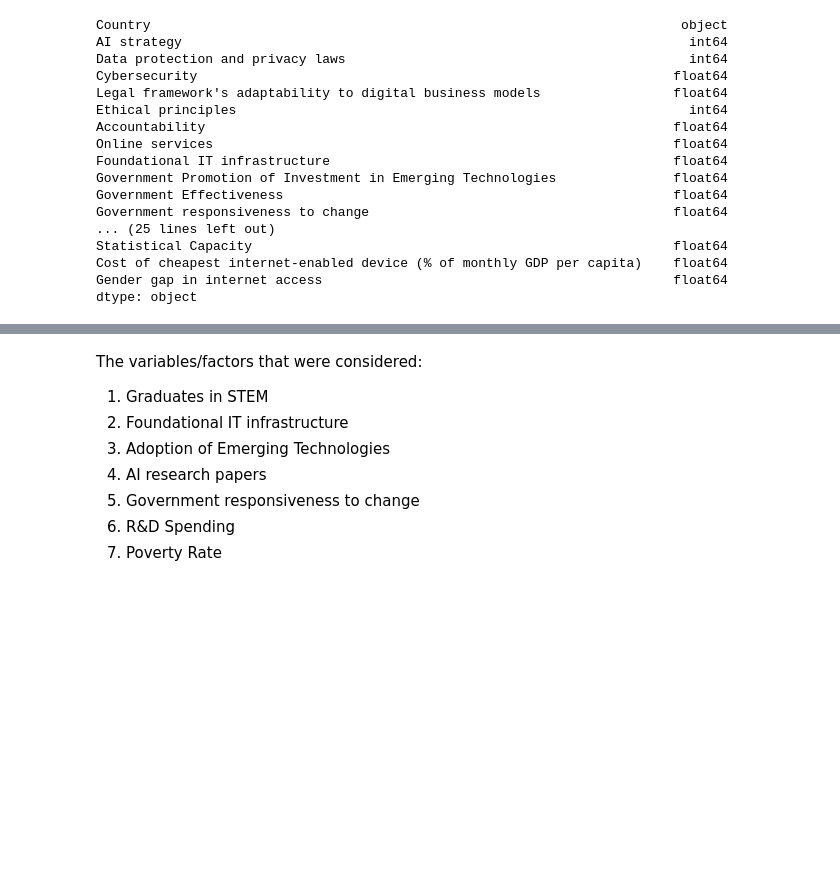
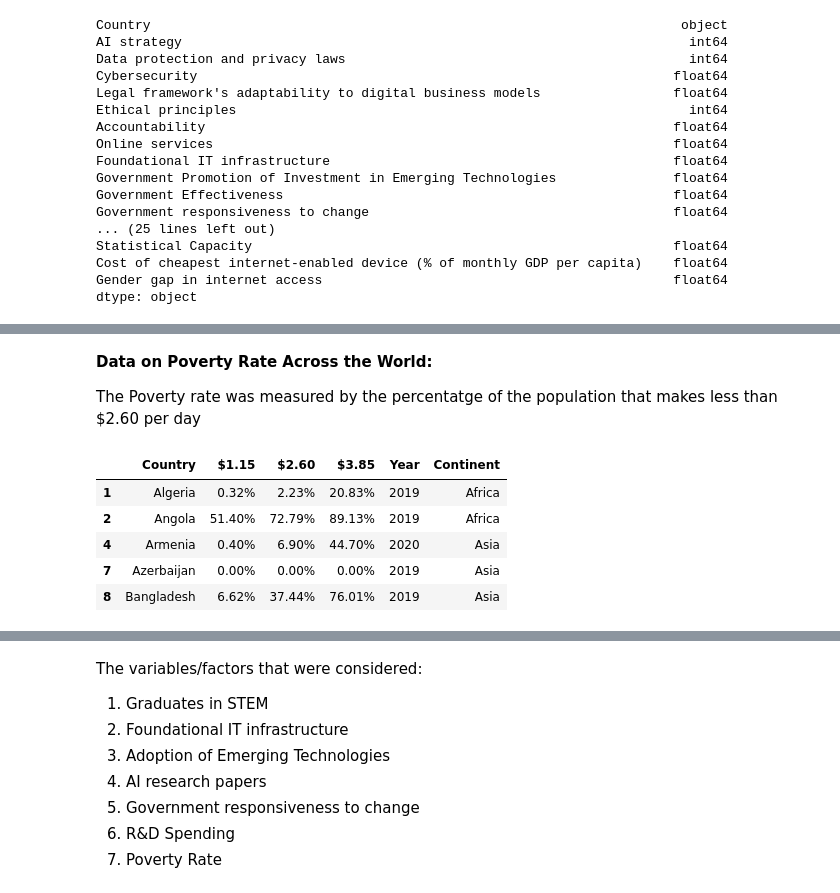
Before and after one commit to ojobo-tech/gisfordatascience, a Jupyter notebook: ps1_ai_adoption_map.ipynb, the cells around one changed output, grey strips where cells are left out. Cells and saved outputs as stored; diff of their text form; code cells hidden in the pictures; blank space fills up the shorter version.

```diff
--- a/ps1_ai_adoption_map.ipynb
+++ b/ps1_ai_adoption_map.ipynb
@@ -243,0 +231,16 @@ ai_readiness_indicators.head(5)
+# %% [markdown]
+**Data on Poverty Rate Across the World:**
+
+The Poverty rate was measured by the percentatge of the population that makes less than $2.60 per day
+# %%
+#Import the Data on Poverty Rate Across the World
+poverty_rate = pd.read_html('https://en.wikipedia.org/wiki/List_of_sovereign_states_by_percentage_of_population_living_in_poverty',match="Country")[0] #for match use header of col; ideally unique; case may matter
+poverty_rate = poverty_rate[poverty_rate['Country'].isin(countries_to_keep)]
+poverty_rate.head()
+# %% [output]
+|  | Country | $1.15 | $2.60 | $3.85 | Year | Continent |
+| 1 | Algeria | 0.32% | 2.23% | 20.83% | 2019 | Africa |
+| 2 | Angola | 51.40% | 72.79% | 89.13% | 2019 | Africa |
+| 4 | Armenia | 0.40% | 6.90% | 44.70% | 2020 | Asia |
+| 7 | Azerbaijan | 0.00% | 0.00% | 0.00% | 2019 | Asia |
+| 8 | Bangladesh | 6.62% | 37.44% | 76.01% | 2019 | Asia |
```
Also changed, not shown: parts of 25 cells of this notebook.
